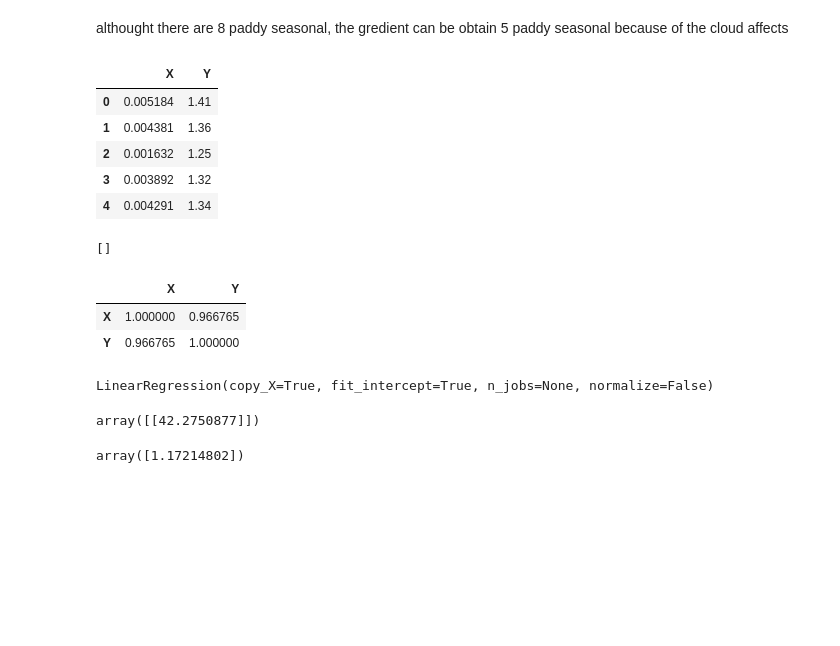
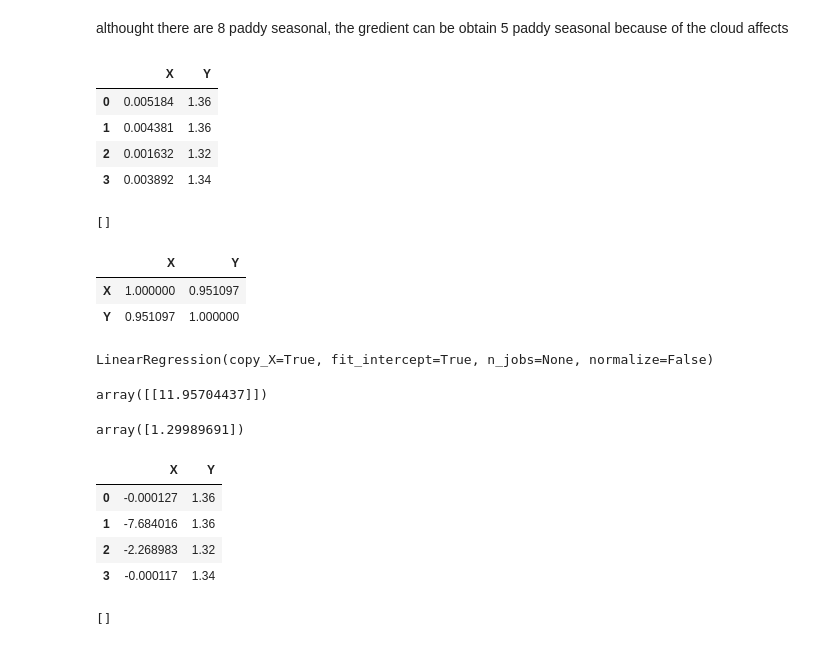
Before and after one commit to Rasika666/final_research, a Jupyter notebook: sat_image/R_analysis.ipynb, the cells around one changed output. Saved outputs shown, nothing was run; the diff lists cells and outputs as text; code cells hidden in the pictures; blank space fills up the shorter version.

```diff
--- a/sat_image/R_analysis.ipynb
+++ b/sat_image/R_analysis.ipynb
@@ -168,18 +177,17 @@ gradient is: 0.004290885661482019
 # %% [markdown]
 althought there are 8 paddy seasonal, the gredient can be obtain 5 paddy seasonal because of the cloud affects
 # %%
-paddy_df = pd.read_csv('./csv/paddy_data.csv')
+paddy_df = pd.read_csv('./csv/linear_paddy_data.csv')
 paddy_df.head(5)
 
 # here X represent the NDVI gredient value of paddy seasonal
 # Y represent the harvest yield metric ton per acre
 # %% [output]
 |  | X | Y |
-| 0 | 0.005184 | 1.41 |
+| 0 | 0.005184 | 1.36 |
 | 1 | 0.004381 | 1.36 |
-| 2 | 0.001632 | 1.25 |
-| 3 | 0.003892 | 1.32 |
-| 4 | 0.004291 | 1.34 |
+| 2 | 0.001632 | 1.32 |
+| 3 | 0.003892 | 1.34 |
 # %%
 # find the outliers using Using Z score
 outliers=[]
@@ -204,8 +212,8 @@ detect_outlier(X_data)
 paddy_df.corr()
 # %% [output]
 |  | X | Y |
-| X | 1.000000 | 0.966765 |
-| Y | 0.966765 | 1.000000 |
+| X | 1.000000 | 0.951097 |
+| Y | 0.951097 | 1.000000 |
 # %%
 # paddy yield model
 from sklearn.linear_model import LinearRegression
@@ -214,10 +222,24 @@ model.fit(paddy_df[['X']],paddy_df[['Y']])
 # %% [output]
 LinearRegression(copy_X=True, fit_intercept=True, n_jobs=None, normalize=False)
 # %%
-model.coef_
+linear_model.coef_
 # %% [output]
-array([[42.2750877]])
+array([[11.95704437]])
 # %%
-model.intercept_
+linear_model.intercept_
 # %% [output]
-array([1.17214802])
+array([1.29989691])
+# %%
+paddy_df1 = pd.read_csv('./csv/ploy2_paddy_data.csv')
+paddy_df1.head(5)
+# %% [output]
+|  | X | Y |
+| 0 | -0.000127 | 1.36 |
+| 1 | -7.684016 | 1.36 |
+| 2 | -2.268983 | 1.32 |
+| 3 | -0.000117 | 1.34 |
+# %%
+X_data = [x for x in paddy_df1['X']]
+detect_outlier(X_data)
+# %% [output]
+[]
```
Also changed, not shown: parts of 49 cells of this notebook, 10 other files.
